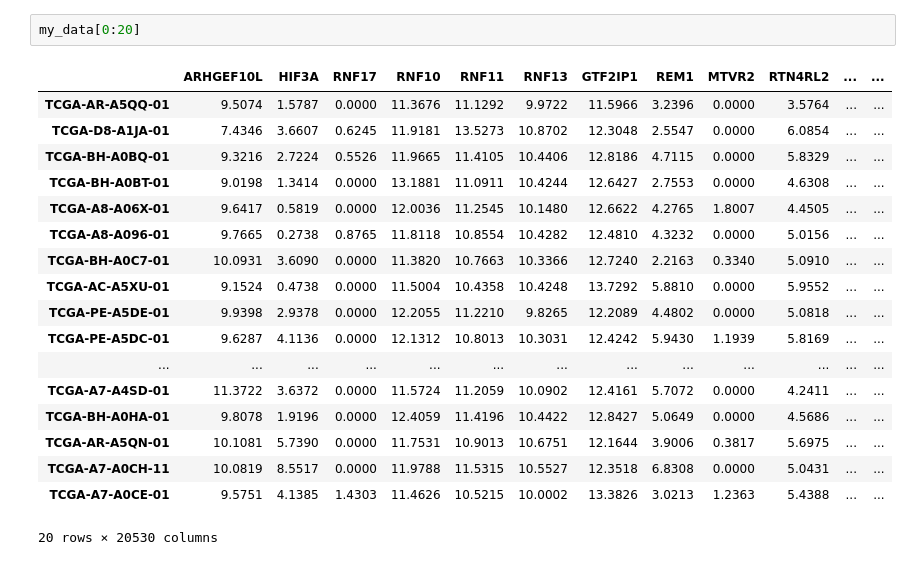
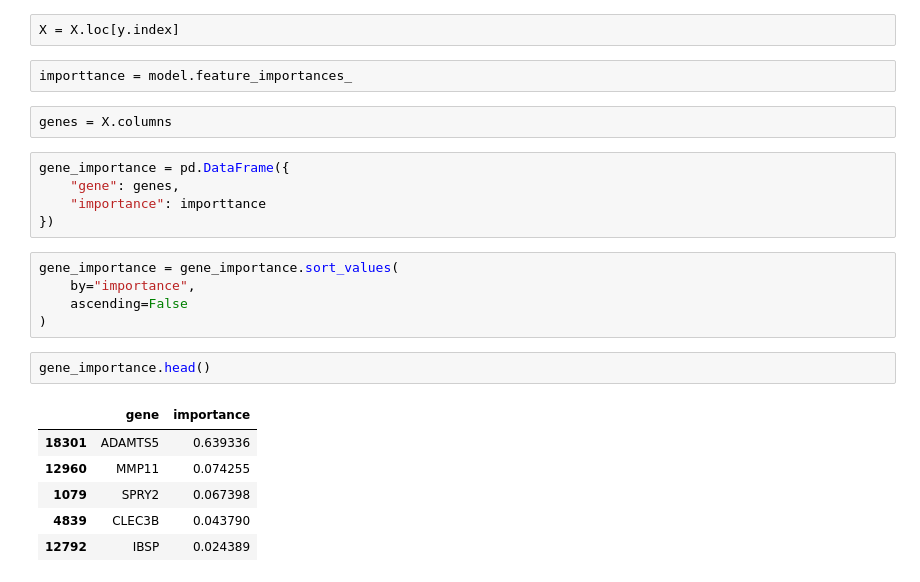
Before and after one commit to ftofighi/multi-omics-cancer-pipeline, a Jupyter notebook: notebooks/exploratory.ipynb, the cells around one changed output. Drawn from its saved outputs; the diff is of its cells as text.

```diff
--- a/notebooks/exploratory.ipynb
+++ b/notebooks/exploratory.ipynb
@@ -5,21 +30,25 @@ my_data = pd.read_csv("../data/expression.csv", index_col=0)
 # %%
-my_data[0:20]
+X = X.loc[y.index]
-# %% [output]
-|  | ARHGEF10L | HIF3A | RNF17 | RNF10 | RNF11 | RNF13 | GTF2IP1 | REM1 | MTVR2 | RTN4RL2 | ... | ... |
-| TCGA-AR-A5QQ-01 | 9.5074 | 1.5787 | 0.0000 | 11.3676 | 11.1292 | 9.9722 | 11.5966 | 3.2396 | 0.0000 | 3.5764 | ... | ... |
-| TCGA-D8-A1JA-01 | 7.4346 | 3.6607 | 0.6245 | 11.9181 | 13.5273 | 10.8702 | 12.3048 | 2.5547 | 0.0000 | 6.0854 | ... | ... |
-| TCGA-BH-A0BQ-01 | 9.3216 | 2.7224 | 0.5526 | 11.9665 | 11.4105 | 10.4406 | 12.8186 | 4.7115 | 0.0000 | 5.8329 | ... | ... |
-| TCGA-BH-A0BT-01 | 9.0198 | 1.3414 | 0.0000 | 13.1881 | 11.0911 | 10.4244 | 12.6427 | 2.7553 | 0.0000 | 4.6308 | ... | ... |
-| TCGA-A8-A06X-01 | 9.6417 | 0.5819 | 0.0000 | 12.0036 | 11.2545 | 10.1480 | 12.6622 | 4.2765 | 1.8007 | 4.4505 | ... | ... |
-| TCGA-A8-A096-01 | 9.7665 | 0.2738 | 0.8765 | 11.8118 | 10.8554 | 10.4282 | 12.4810 | 4.3232 | 0.0000 | 5.0156 | ... | ... |
-| TCGA-BH-A0C7-01 | 10.0931 | 3.6090 | 0.0000 | 11.3820 | 10.7663 | 10.3366 | 12.7240 | 2.2163 | 0.3340 | 5.0910 | ... | ... |
-| TCGA-AC-A5XU-01 | 9.1524 | 0.4738 | 0.0000 | 11.5004 | 10.4358 | 10.4248 | 13.7292 | 5.8810 | 0.0000 | 5.9552 | ... | ... |
-| TCGA-PE-A5DE-01 | 9.9398 | 2.9378 | 0.0000 | 12.2055 | 11.2210 | 9.8265 | 12.2089 | 4.4802 | 0.0000 | 5.0818 | ... | ... |
-| TCGA-PE-A5DC-01 | 9.6287 | 4.1136 | 0.0000 | 12.1312 | 10.8013 | 10.3031 | 12.4242 | 5.9430 | 1.1939 | 5.8169 | ... | ... |
-| ... | ... | ... | ... | ... | ... | ... | ... | ... | ... | ... | ... | ... |
-| TCGA-A7-A4SD-01 | 11.3722 | 3.6372 | 0.0000 | 11.5724 | 11.2059 | 10.0902 | 12.4161 | 5.7072 | 0.0000 | 4.2411 | ... | ... |
-| TCGA-BH-A0HA-01 | 9.8078 | 1.9196 | 0.0000 | 12.4059 | 11.4196 | 10.4422 | 12.8427 | 5.0649 | 0.0000 | 4.5686 | ... | ... |
-| TCGA-AR-A5QN-01 | 10.1081 | 5.7390 | 0.0000 | 11.7531 | 10.9013 | 10.6751 | 12.1644 | 3.9006 | 0.3817 | 5.6975 | ... | ... |
-| TCGA-A7-A0CH-11 | 10.0819 | 8.5517 | 0.0000 | 11.9788 | 11.5315 | 10.5527 | 12.3518 | 6.8308 | 0.0000 | 5.0431 | ... | ... |
-| TCGA-A7-A0CE-01 | 9.5751 | 4.1385 | 1.4303 | 11.4626 | 10.5215 | 10.0002 | 13.3826 | 3.0213 | 1.2363 | 5.4388 | ... | ... |
-20 rows × 20530 columns
+# %%
+importtance = model.feature_importances_
+# %%
+genes = X.columns
+# %%
+gene_importance = pd.DataFrame({
+    "gene": genes,
+    "importance": importtance
+})
+# %%
+gene_importance = gene_importance.sort_values(
+    by="importance",
+    ascending=False
+)
+# %%
+gene_importance.head()
+# %% [output]
+|  | gene | importance |
+| 18301 | ADAMTS5 | 0.639336 |
+| 12960 | MMP11 | 0.074255 |
+| 1079 | SPRY2 | 0.067398 |
+| 4839 | CLEC3B | 0.043790 |
+| 12792 | IBSP | 0.024389 |
```
Also changed, not shown: parts of 4 cells of this notebook, 1 other file.
